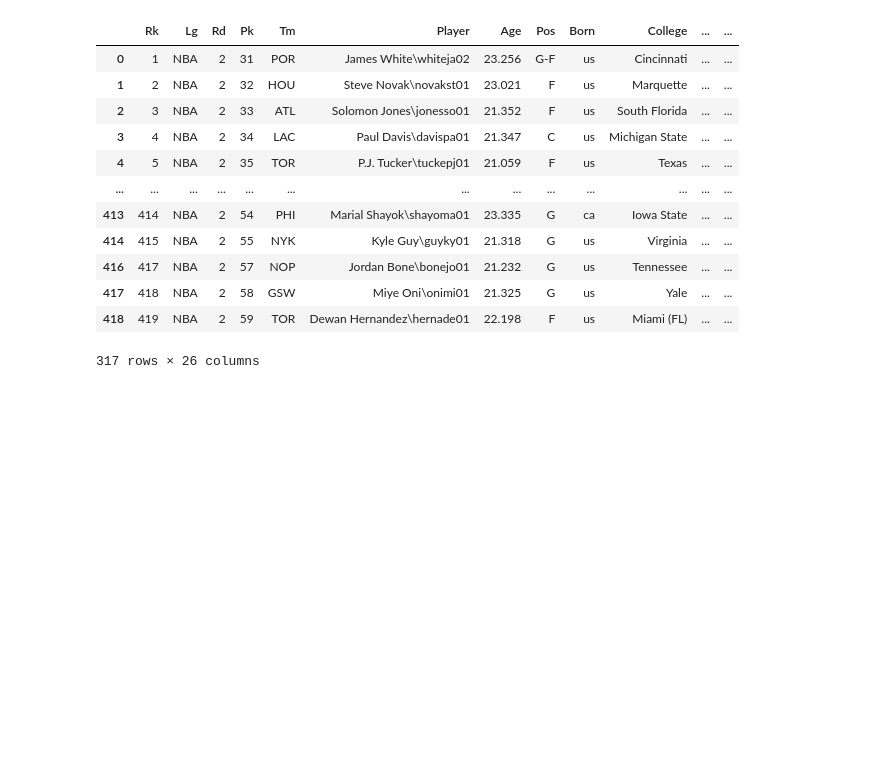
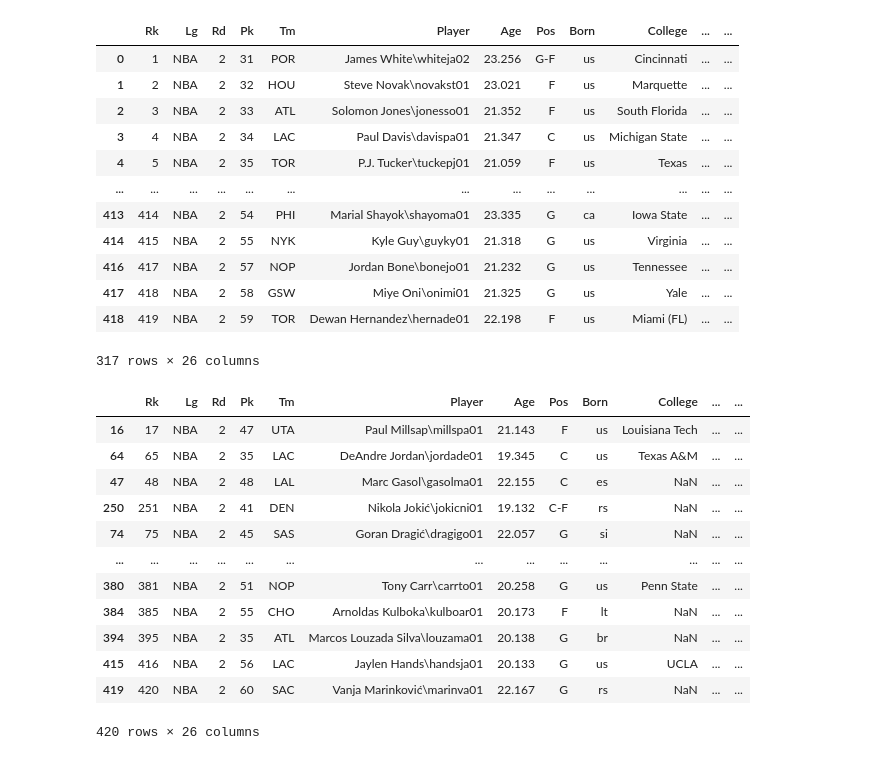
Before and after one commit to rickeydidio/NBA2ndRoundPicks, a Jupyter notebook: draft.ipynb, the cells around one changed output. Cells and saved outputs as stored; diff of their text form; code cells hidden in the pictures; blank space fills up the shorter version.

```diff
--- a/draft.ipynb
+++ b/draft.ipynb
@@ -67,3 +69,19 @@ draft[draft.Games > 0]
 | 417 | 418 | NBA | 2 | 58 | GSW | Miye Oni\onimi01 | 21.325 | G | us | Yale | ... | ... |
 | 418 | 419 | NBA | 2 | 59 | TOR | Dewan Hernandez\hernade01 | 22.198 | F | us | Miami (FL) | ... | ... |
 317 rows × 26 columns
+# %%
+draft.sort_values('WS', ascending=False)
+# %% [output]
+|  | Rk | Lg | Rd | Pk | Tm | Player | Age | Pos | Born | College | ... | ... |
+| 16 | 17 | NBA | 2 | 47 | UTA | Paul Millsap\millspa01 | 21.143 | F | us | Louisiana Tech | ... | ... |
+| 64 | 65 | NBA | 2 | 35 | LAC | DeAndre Jordan\jordade01 | 19.345 | C | us | Texas A&M | ... | ... |
+| 47 | 48 | NBA | 2 | 48 | LAL | Marc Gasol\gasolma01 | 22.155 | C | es | NaN | ... | ... |
+| 250 | 251 | NBA | 2 | 41 | DEN | Nikola Jokić\jokicni01 | 19.132 | C-F | rs | NaN | ... | ... |
+| 74 | 75 | NBA | 2 | 45 | SAS | Goran Dragić\dragigo01 | 22.057 | G | si | NaN | ... | ... |
+| ... | ... | ... | ... | ... | ... | ... | ... | ... | ... | ... | ... | ... |
+| 380 | 381 | NBA | 2 | 51 | NOP | Tony Carr\carrto01 | 20.258 | G | us | Penn State | ... | ... |
+| 384 | 385 | NBA | 2 | 55 | CHO | Arnoldas Kulboka\kulboar01 | 20.173 | F | lt | NaN | ... | ... |
+| 394 | 395 | NBA | 2 | 35 | ATL | Marcos Louzada Silva\louzama01 | 20.138 | G | br | NaN | ... | ... |
+| 415 | 416 | NBA | 2 | 56 | LAC | Jaylen Hands\handsja01 | 20.133 | G | us | UCLA | ... | ... |
+| 419 | 420 | NBA | 2 | 60 | SAC | Vanja Marinković\marinva01 | 22.167 | G | rs | NaN | ... | ... |
+420 rows × 26 columns
```
Also changed, not shown: parts of 2 cells of this notebook.
